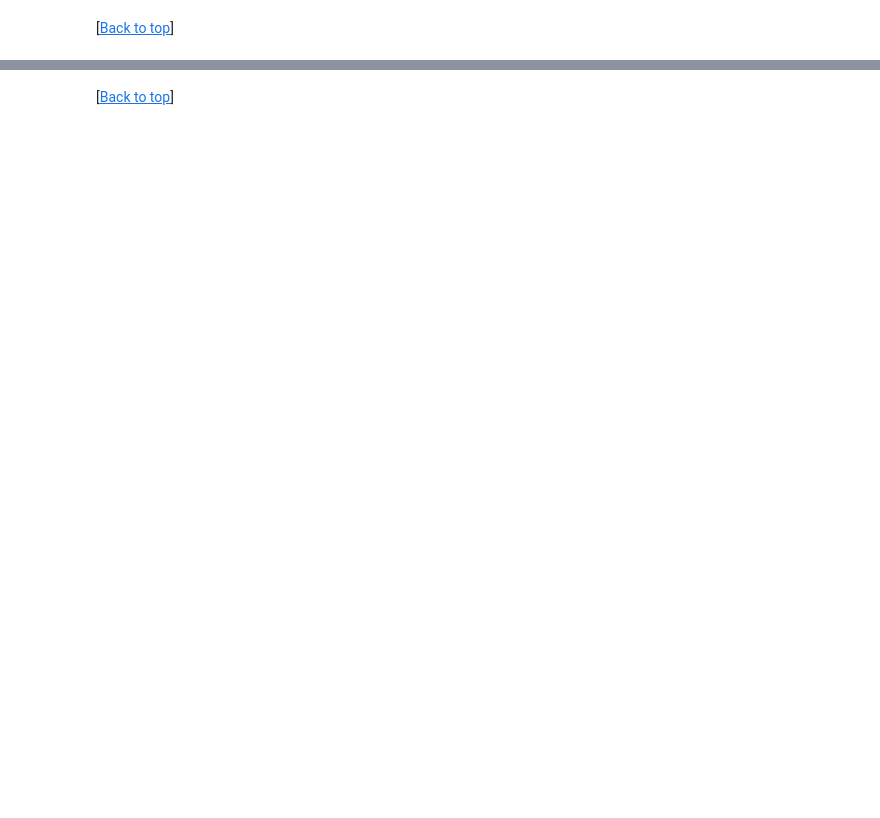
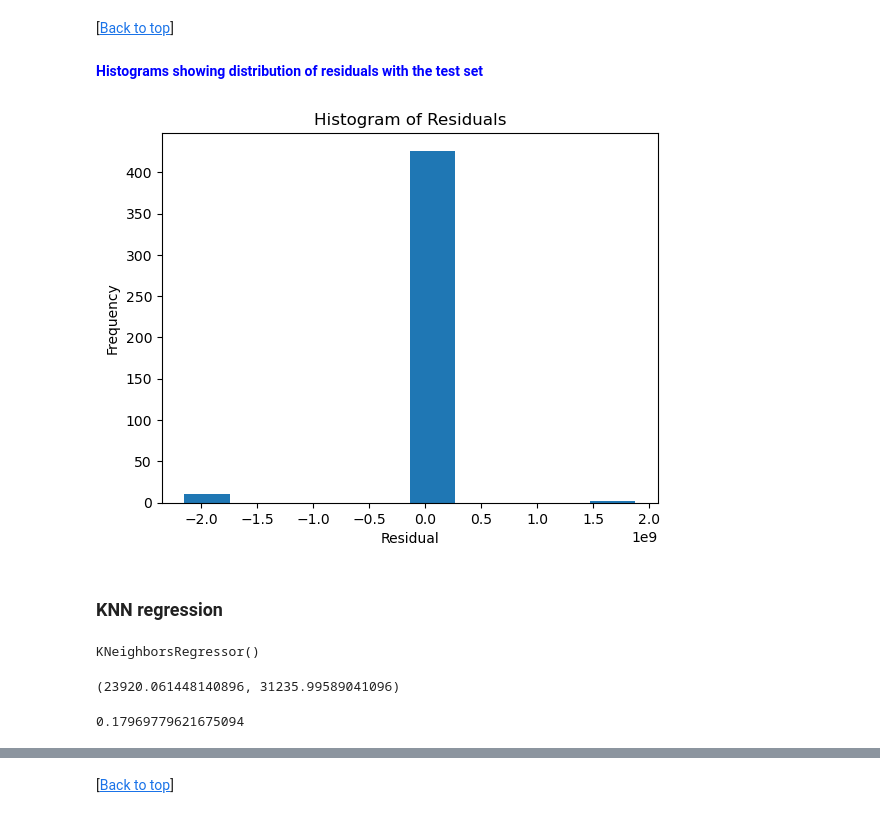
Before and after one commit to asiyashakeel78/Spring-Board, a Jupyter notebook: Capstone Project 2/House Prices Prediction-Modeling.ipynb, the cells around one changed output, grey strips where cells are left out. Saved outputs shown, nothing was run; the diff lists cells and outputs as text; code cells hidden in the pictures; blank space fills up the shorter version.

```diff
--- a/Capstone Project 2/House Prices Prediction-Modeling.ipynb
+++ b/Capstone Project 2/House Prices Prediction-Modeling.ipynb
@@ -312,2 +320,25 @@ plt.show()
 # %% [markdown]
 [<a href="#3.Modeling">Back to top</a>]
+# %% [markdown]
+<font color=blue>__Histograms showing distribution of residuals with the test set__
+# %%
+# Calculate residuals
+residuals = [predicted - actual for predicted, actual in zip(test_data['Predicted'], test_data['Actual'])]
+
+# Create histogram
+plt.hist(residuals)  # Adjust the number of bins as per your preference
+plt.xlabel('Residual')
+plt.ylabel('Frequency')
+plt.title('Histogram of Residuals')
+plt.show()
+# %% [output]
+[figure, added]
+# %% [markdown]
+### KNN regression
+# %%
+knn_regressor = KNeighborsRegressor(n_neighbors=5)
+
+# Fit the model to the SAME training data
+knn_regressor.fit(X_train, y_train)
+# %% [output]
+KNeighborsRegressor()
@@ -313,0 +349,11 @@ plt.show()
+# %%
+mae = mean_absolute_error(y_train, y_tr_pred_knn ),mean_absolute_error(y_test,y_te_pred_knn)
+mae
+# %% [output]
+(23920.061448140896, 31235.99589041096)
+# %%
+# Calculate MAPE
+mape = mean_absolute_percentage_error(y_test, y_te_pred_knn)
+mape
+# %% [output]
+0.17969779621675094
```
Also changed, not shown: parts of 35 cells of this notebook.
